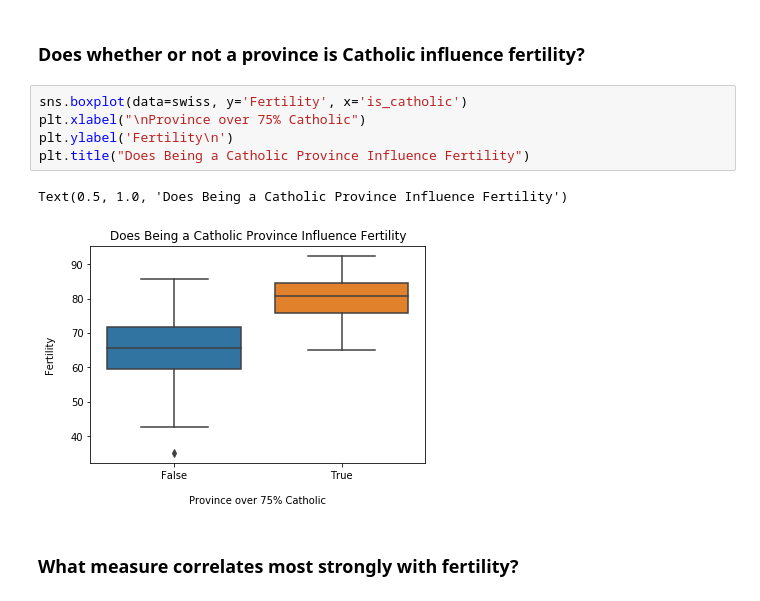
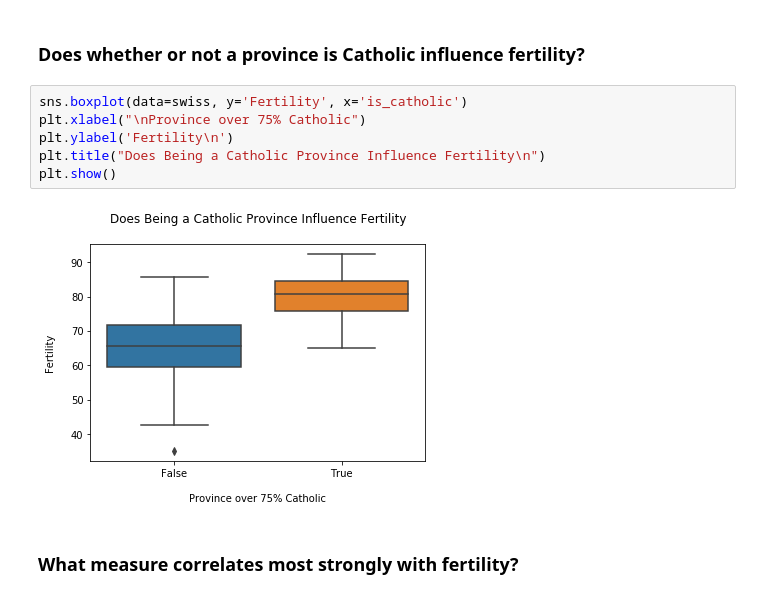
Before and after one commit to RyanMcCall/python-exercises, a Jupyter notebook: 4.8.5_seaborn_exercises.ipynb, the cells around one changed output. Saved outputs shown, nothing was run; the diff lists cells and outputs as text.

```diff
--- a/4.8.5_seaborn_exercises.ipynb
+++ b/4.8.5_seaborn_exercises.ipynb
@@ -214,11 +215,11 @@ swiss
 # %%
 sns.boxplot(data=swiss, y='Fertility', x='is_catholic')
 plt.xlabel("\nProvince over 75% Catholic")
 plt.ylabel('Fertility\n')
-plt.title("Does Being a Catholic Province Influence Fertility")
+plt.title("Does Being a Catholic Province Influence Fertility\n")
+plt.show()
 # %% [output]
-Text(0.5, 1.0, 'Does Being a Catholic Province Influence Fertility')
-[figure, old version]
+[figure, new version]
 # %% [markdown]
 ### What measure correlates most strongly with fertility?
 # %%
```
Also changed, not shown: parts of 19 cells of this notebook.
